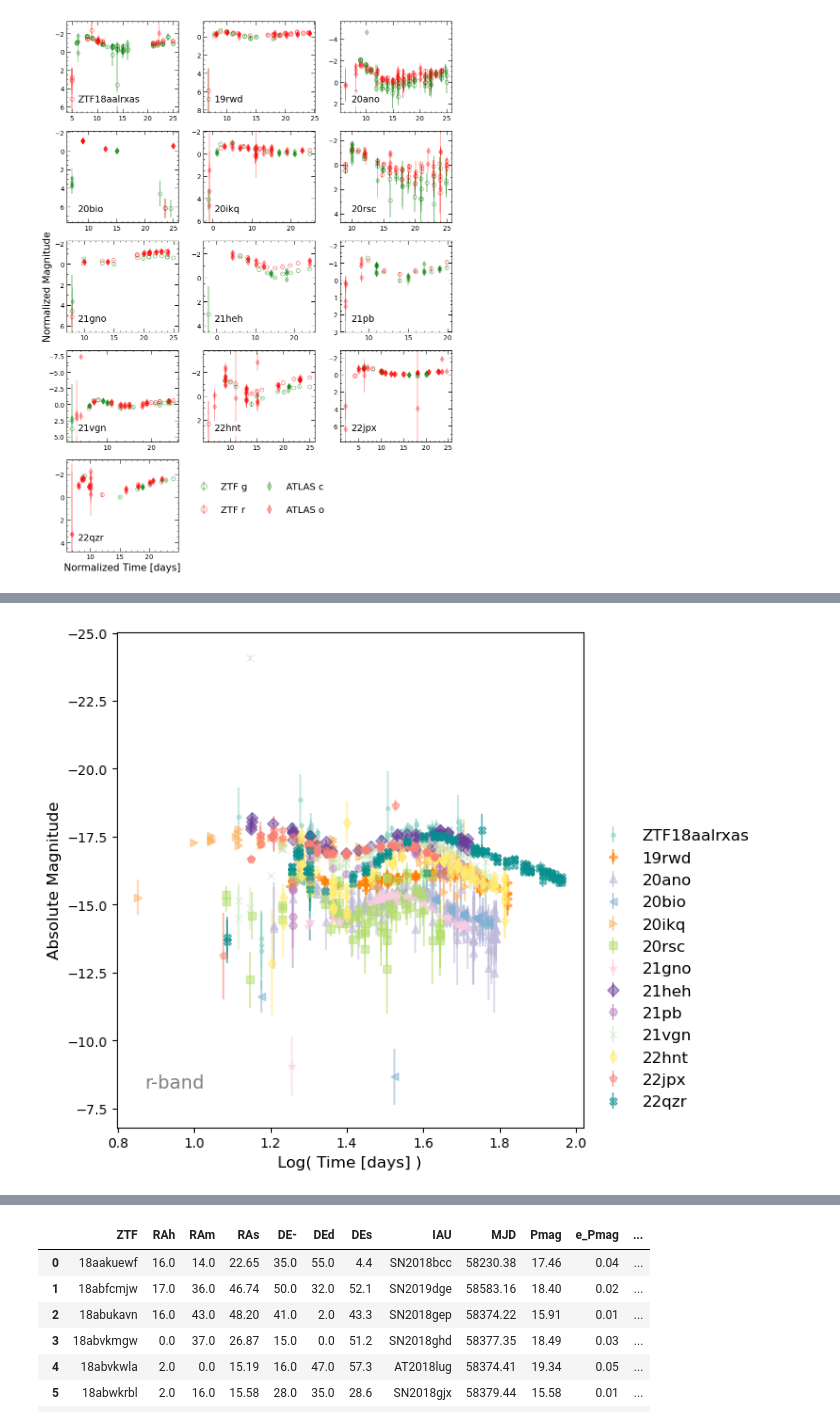
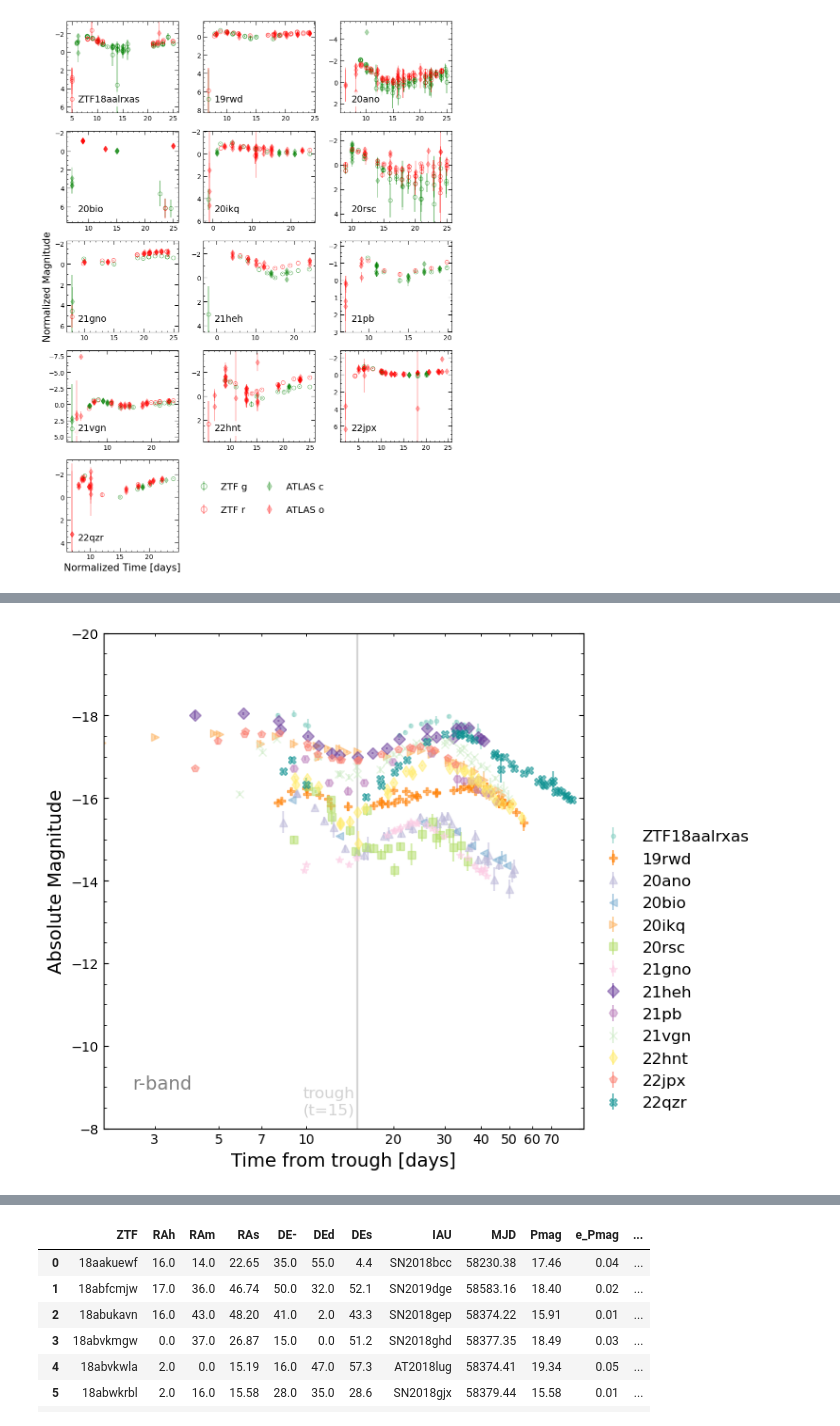
Before and after one commit to aec3675/ztf_IIb, a Jupyter notebook: make_mcmc_plots.ipynb, the cells around one changed output, grey strips where cells are left out. Cells and saved outputs as stored; diff of their text form; code cells hidden in the pictures.

```diff
--- a/make_mcmc_plots.ipynb
+++ b/make_mcmc_plots.ipynb
@@ -1126,4 +1095,0 @@ Index(['JD', 'filter', 'mag', 'ztf_mag_lower', 'ztf_mag_upper',
-# %%
-def app2abs_lc(df, df_str):
-    df['abs_mag'] = df['mag'] - mag_conversion_df.loc[mag_conversion_df['sn']==df_str].mag_conversion.iloc[0]
-    return df
@@ -1129,0 +1152,13 @@ def app2abs_lc(df, df_str):
+# %%
+def app2abs_lc(df, df_str):
+    #gband
+    gband = (df['filter']=='ZTF_g')|(df['filter']=='c')
+    df.loc[gband,'abs_mag'] = (df.loc[gband,'mag'] -
+                     mag_conversion_df.loc[mag_conversion_df['sn']==df_str].mag_conversion.iloc[0] -
+                     mag_conversion_df.loc[mag_conversion_df['sn']==df_str].ext_g.iloc[0])
+    #rband
+    rband = (df['filter']=='ZTF_r')|(df['filter']=='o')
+    df.loc[rband,'abs_mag'] = (df.loc[rband,'mag'] -
+                     mag_conversion_df.loc[mag_conversion_df['sn']==df_str].mag_conversion.iloc[0] -
+                     mag_conversion_df.loc[mag_conversion_df['sn']==df_str].ext_r.iloc[0])
+    return df
@@ -1152,27 +1220,40 @@ plt.savefig(SAVE_DIR+'figures/abs_mag_logt_g.png')
 # %%
 %matplotlib inline
 # markers = ['.','H','^','<','>','s','*','D','P','x','d','p','X']
 plt.figure(figsize=(7.75,6))
 ax = plt.subplot(111)
 for i,df in enumerate(df_cut_list):
     sort_df = df.sort_values(by='norm_t')
-    rband = ((sort_df['filter']=='ZTF_r')|(sort_df['filter']=='o'))&(sort_df['mag_err_all']<=2.0)
-    ax.errorbar(np.log10(sort_df.loc[rband,'norm_t']+10), sort_df.loc[rband,'abs_mag'], sort_df.loc[rband, 'mag_err_all'],
+    rband = ((sort_df['filter']=='ZTF_r')|(sort_df['filter']=='o'))&(sort_df['err']<=2.0)
+    ax.errorbar(sort_df.loc[rband,'norm_t'], sort_df.loc[rband,'abs_mag'], sort_df.loc[rband, 'err'],
                 color=colors[i], ls='', marker=markers[i], markersize=6, alpha=0.5, label=plot_names[i])
     # plt.errorbar(sort_df.loc[rband,'norm_t']+10, sort_df.loc[rband,'abs_mag'], sort_df.loc[rband, 'mag_err_all'], color=colors[i], marker='.', markersize=5, alpha=0.5)
 
 plt.annotate('r-band',xy=(0.06,0.08),xycoords='axes fraction',color='gray',fontsize=14)
-plt.xlabel('Log( Time [days] )', fontsize=12)
-plt.ylabel('Absolute Magnitude', fontsize=12)
-# plt.xscale('log', subs=[20,30,40,50,60,70,80,90])
-# plt.ylim(-5, -25)
-plt.gca().invert_yaxis()
+plt.xscale('log')#,subs=[2,3,4,5,6,7,8,9,10,20,30,40,50,60,70,80,90])
+plt.xlabel('Time from trough [days]', fontsize=14)
+plt.axvline(x=15,color='lightgray',zorder=0)
+plt.annotate('trough\n(t=15)',xy=(0.415, 0.03), xycoords='axes fraction',color='lightgray',fontsize=12)
+plt.ylabel('Absolute Magnitude', fontsize=14)
+
+ax.yaxis.set_minor_locator(AutoMinorLocator())
+locs = np.append( np.arange(1,8,2),np.arange(10,80,10))
+ax.xaxis.set_minor_locator(mpl.ticker.FixedLocator(locs))
+ax.xaxis.set_major_locator(mpl.ticker.NullLocator())
+
+ax.xaxis.set_minor_formatter(mpl.ticker.ScalarFormatter())
+ax.tick_params(which="both", top=True, labeltop=False, bottom=True, labelbottom=True, left=True, right=True, direction="in")
+
+
+plt.xlim(2, 90)
+plt.ylim(-8,-20)
+# plt.gca().invert_yaxis()
 handles, labels = ax.get_legend_handles_labels()
 ax.legend(handles, labels, loc='center left', bbox_to_anchor=(1, 0.32),frameon=False, fontsize=12)
 plt.tight_layout()
 plt.savefig(SAVE_DIR+'figures/abs_mag_logt_r.png')
 # %% [output]
-[figure, old version]
+[figure, new version]
 # %%
 ############################
 #    making t_1/2 plots
```
Also changed, not shown: parts of 18 cells of this notebook, 3 other files.
